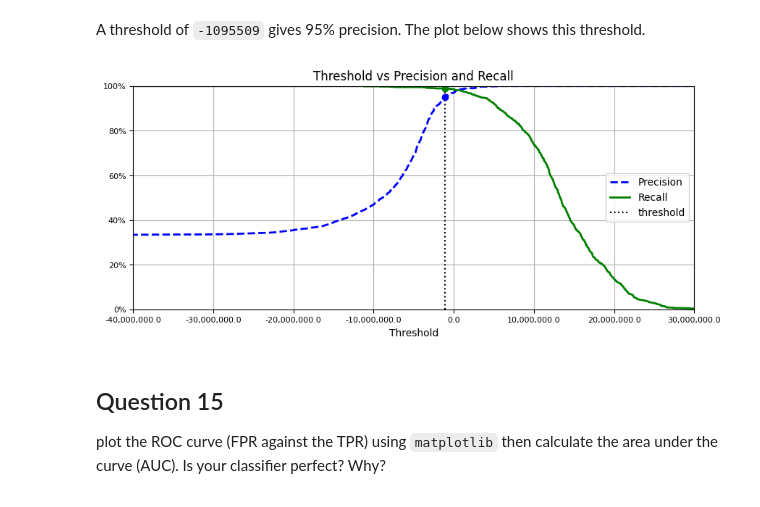
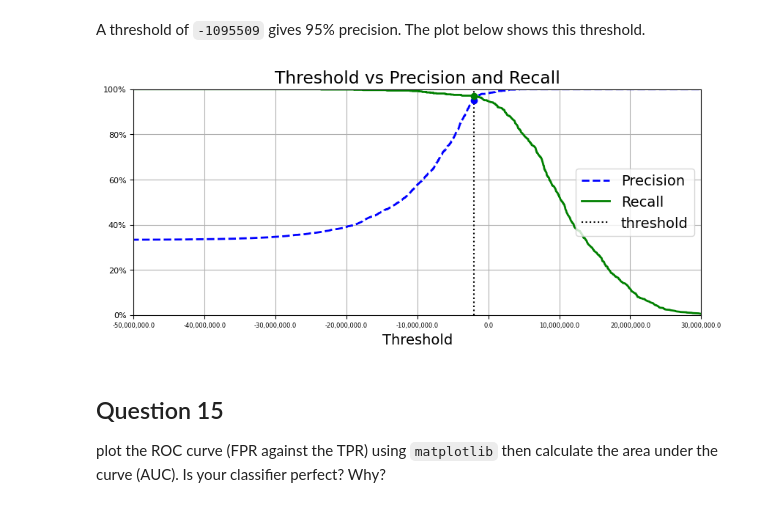
Before and after one commit to RochX/comp486-assignments, a Jupyter notebook: assignment3/assignment3.ipynb, the cells around one changed output. Drawn from its saved outputs; the diff is of its cells as text; code cells hidden in the pictures.

```diff
--- a/assignment3/assignment3.ipynb
+++ b/assignment3/assignment3.ipynb
@@ -432,36 +430,36 @@ plt.figure(figsize=(10, 4))
 # plot data and the threshold that gives us 95% precision
 plt.plot(thresholds, precisions[:-1], "b--", label="Precision", linewidth=2)
 plt.plot(thresholds, recalls[:-1], "g-", label="Recall", linewidth=2)
 plt.vlines(desired_precision_threshold, 0, 1.0, "k", "dotted", label="threshold")
 
 # visual changes
 plt.plot(thresholds[idx_for_threshold_precision], precisions[idx_for_threshold_precision], "bo")
 plt.plot(thresholds[idx_for_threshold_precision], recalls[idx_for_threshold_precision], "go")
-plt.axis([-40000000, 30000000, 0, 1])
+plt.axis([-50000000, 30000000, 0, 1])
 plt.ticklabel_format(style='plain')
 
 # get current axis
 ax = plt.gca()
 
 # title
 ax.set_title("Threshold vs Precision and Recall")
 
 # x axis
 ax.set_xlabel('Threshold')
-ax.tick_params(axis='x', labelsize=8)
+ax.tick_params(axis='x', labelsize=6)
 ax.xaxis.set_major_formatter(FuncFormatter(lambda x, p: '{:,}'.format(x))) # thousands comma seperator
 
 # y axis
 ax.tick_params(axis='y', labelsize=8)
 ax.yaxis.set_major_formatter(FuncFormatter(lambda x, p: '{:.0%}'.format(x))) # percentage format
 
 plt.grid()
 # plt.xlabel("Threshold")
 plt.legend(loc="center right")
 
 plt.show()
 # %% [output]
-[figure, old version]
+[figure, new version]
 # %% [markdown]
 ## Question 15
 plot the ROC curve (FPR against the TPR) using `matplotlib` then calculate the area under the curve (AUC). Is your classifier perfect? Why?
```
Also changed, not shown: parts of 30 cells of this notebook.
